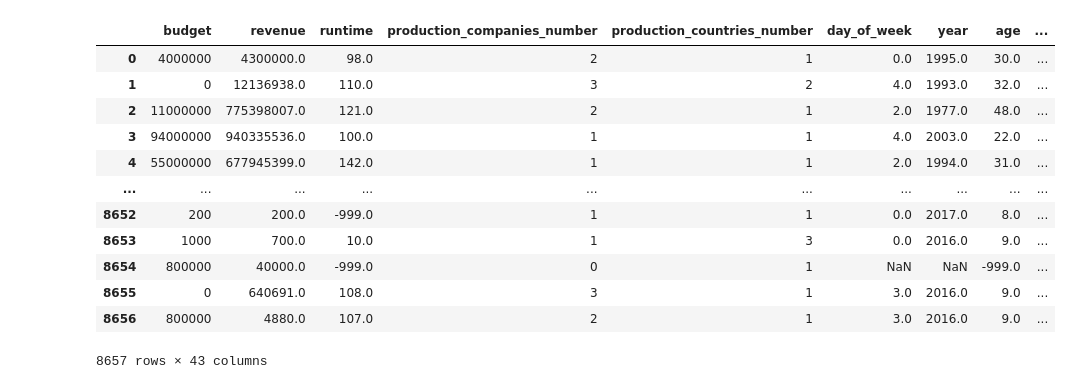
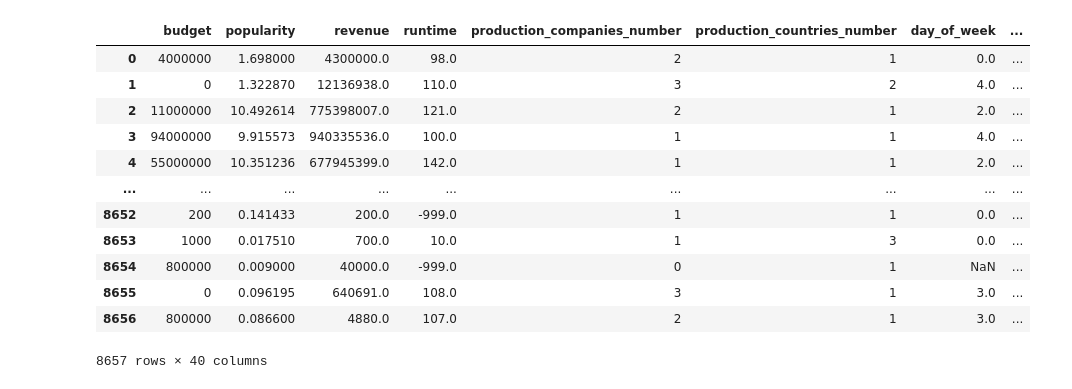
Before and after one commit to scienclick/pde_cap_mrp_zagros, a Jupyter notebook: notebooks/main_notebook.ipynb, the cells around one changed output. Cells and saved outputs as stored; diff of their text form; code cells hidden in the pictures.

```diff
--- a/notebooks/main_notebook.ipynb
+++ b/notebooks/main_notebook.ipynb
@@ -87,6 +87,7 @@ df=    (#1- major cleanups
             month=lambda df_:(pd.to_datetime(df_.release_date,dayfirst=True).dt.month),
             sin_month=lambda df_:(np.sin(2*np.pi*(df_.month-1)/12)).fillna(-999),
             cos_month=lambda df_:(np.cos(2*np.pi*(df_.month-1)/12)).fillna(-999),
+            popularity=lambda df_:df_.popularity.apply(lambda x:x.replace(",","")).astype("float") ,
 
             )
 
@@ -96,7 +97,7 @@ df=    (#1- major cleanups
         .pipe(lambda df_:pd.concat([df_,
                                 prep_data(df_.genres)],axis=1))
         .drop(columns=["imdb_id","original_title",
-                    "overview","popularity","status","tagline","title","vote_average","vote_count",
+                    "overview","status","tagline","title","vote_average","vote_count",
                     "production_companies",	"production_countries","spoken_languages","release_date","day_of_week_temp"])
 
     )
@@ -139,48 +140,51 @@ data_awards_cleaned=(
             .iloc[:,0:4]
             .pipe(lambda df_:pd.DataFrame(df_.values,columns=["director_name","year","nominated","won"]))
             .assign(nominated_cumsum = lambda df_: df_.groupby("director_name")["nominated"].transform(pd.Series.cumsum),
                 won_cumsum = lambda df_: df_.groupby("director_name")["won"].transform(pd.Series.cumsum),
                 )
             .set_index(["director_name","year"])
 )
 
 
 def fame_func(director,dt_,stat=0):
 
     try:
         if stat==0:
             return data_awards_cleaned.loc[director][data_awards_cleaned.loc[director].index<=dt_].tail(1).nominated_cumsum.values[0]
         else:
             return data_awards_cleaned.loc[director][data_awards_cleaned.loc[director].index<=dt_].tail(1).won_cumsum.values[0]
 
     except:
         return np.NaN
 
-df=(df
+df=(
+    df
     .merge(actors_df,on=['id'],how="left")
     .merge(director_df,on=['id'],how="left")
     .drop(columns=["id","genres","original_language","spoken_languages_number"] )
 ).assign(
     fame_nominated= lambda df_:df_.apply(lambda df_:fame_func(df_.director_name,df_.year),axis=1),
     fame_won= lambda df_:df_.apply(lambda df_:fame_func(df_.director_name,df_.year,stat=1),axis=1)
 
-)
+).drop(columns=["director_name","fiction","month","year"] )
 
+
+df_nulls=df.replace(-999,np.NAN)
 df
 # %% [output]
-|  | budget | revenue | runtime | production_companies_number | production_countries_number | day_of_week | year | age | ... |
-| 0 | 4000000 | 4300000.0 | 98.0 | 2 | 1 | 0.0 | 1995.0 | 30.0 | ... |
-| 1 | 0 | 12136938.0 | 110.0 | 3 | 2 | 4.0 | 1993.0 | 32.0 | ... |
-| 2 | 11000000 | 775398007.0 | 121.0 | 2 | 1 | 2.0 | 1977.0 | 48.0 | ... |
-| 3 | 94000000 | 940335536.0 | 100.0 | 1 | 1 | 4.0 | 2003.0 | 22.0 | ... |
-| 4 | 55000000 | 677945399.0 | 142.0 | 1 | 1 | 2.0 | 1994.0 | 31.0 | ... |
-| ... | ... | ... | ... | ... | ... | ... | ... | ... | ... |
-| 8652 | 200 | 200.0 | -999.0 | 1 | 1 | 0.0 | 2017.0 | 8.0 | ... |
-| 8653 | 1000 | 700.0 | 10.0 | 1 | 3 | 0.0 | 2016.0 | 9.0 | ... |
-| 8654 | 800000 | 40000.0 | -999.0 | 0 | 1 | NaN | NaN | -999.0 | ... |
-| 8655 | 0 | 640691.0 | 108.0 | 3 | 1 | 3.0 | 2016.0 | 9.0 | ... |
-| 8656 | 800000 | 4880.0 | 107.0 | 2 | 1 | 3.0 | 2016.0 | 9.0 | ... |
+|  | budget | popularity | revenue | runtime | production_companies_number | production_countries_number | day_of_week | ... |
+| 0 | 4000000 | 1.698000 | 4300000.0 | 98.0 | 2 | 1 | 0.0 | ... |
+| 1 | 0 | 1.322870 | 12136938.0 | 110.0 | 3 | 2 | 4.0 | ... |
+| 2 | 11000000 | 10.492614 | 775398007.0 | 121.0 | 2 | 1 | 2.0 | ... |
+| 3 | 94000000 | 9.915573 | 940335536.0 | 100.0 | 1 | 1 | 4.0 | ... |
+| 4 | 55000000 | 10.351236 | 677945399.0 | 142.0 | 1 | 1 | 2.0 | ... |
+| ... | ... | ... | ... | ... | ... | ... | ... | ... |
+| 8652 | 200 | 0.141433 | 200.0 | -999.0 | 1 | 1 | 0.0 | ... |
+| 8653 | 1000 | 0.017510 | 700.0 | 10.0 | 1 | 3 | 0.0 | ... |
+| 8654 | 800000 | 0.009000 | 40000.0 | -999.0 | 0 | 1 | NaN | ... |
+| 8655 | 0 | 0.096195 | 640691.0 | 108.0 | 3 | 1 | 3.0 | ... |
+| 8656 | 800000 | 0.086600 | 4880.0 | 107.0 | 2 | 1 | 3.0 | ... |
-8657 rows × 43 columns
+8657 rows × 40 columns
 # %%
 msno.matrix(df)
 # %% [output]
```
Also changed, not shown: parts of 8 cells of this notebook.
